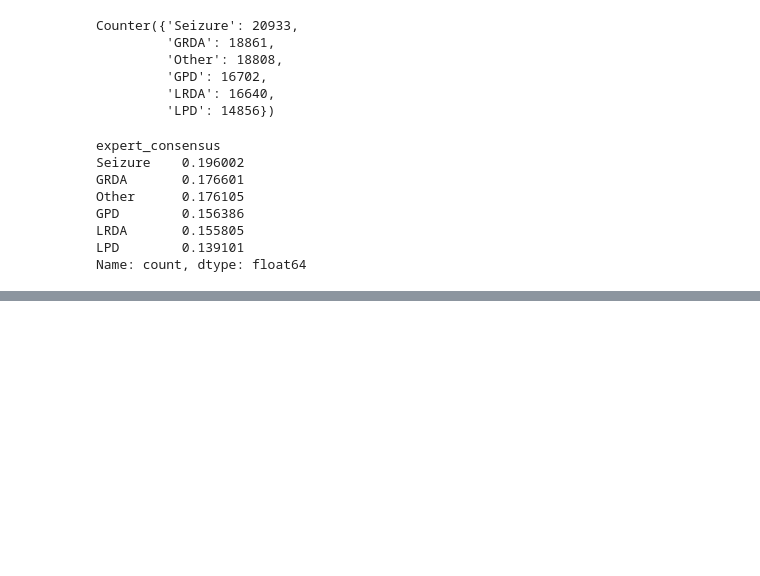
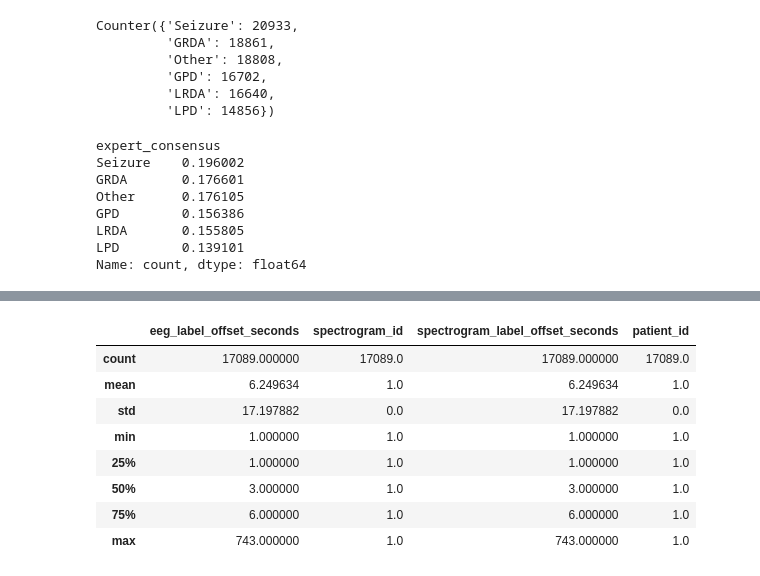
Before and after one commit to rlid/hms-harmful-brain-activity-classification, a Jupyter notebook: eda.ipynb, the cells around one changed output, grey strips where cells are left out. Drawn from its saved outputs; the diff is of its cells as text; code cells hidden in the pictures; blank space fills up the shorter version.

```diff
--- a/eda.ipynb
+++ b/eda.ipynb
@@ -237,0 +265,14 @@ Name: count, dtype: float64
+# %%
+# check if there is any eeg_id mapped to more than one spectrogram_ids or patient_ids - confirmed to be none
+
+train_csv.groupby('eeg_id')[['eeg_label_offset_seconds', 'spectrogram_id', 'spectrogram_label_offset_seconds', 'patient_id']].agg('nunique').describe()
+# %% [output]
+|  | eeg_label_offset_seconds | spectrogram_id | spectrogram_label_offset_seconds | patient_id |
+| count | 17089.000000 | 17089.0 | 17089.000000 | 17089.0 |
+| mean | 6.249634 | 1.0 | 6.249634 | 1.0 |
+| std | 17.197882 | 0.0 | 17.197882 | 0.0 |
+| min | 1.000000 | 1.0 | 1.000000 | 1.0 |
+| 25% | 1.000000 | 1.0 | 1.000000 | 1.0 |
+| 50% | 3.000000 | 1.0 | 3.000000 | 1.0 |
+| 75% | 6.000000 | 1.0 | 6.000000 | 1.0 |
+| max | 743.000000 | 1.0 | 743.000000 | 1.0 |
```
Also changed, not shown: parts of 2 cells of this notebook, 5 other files.
